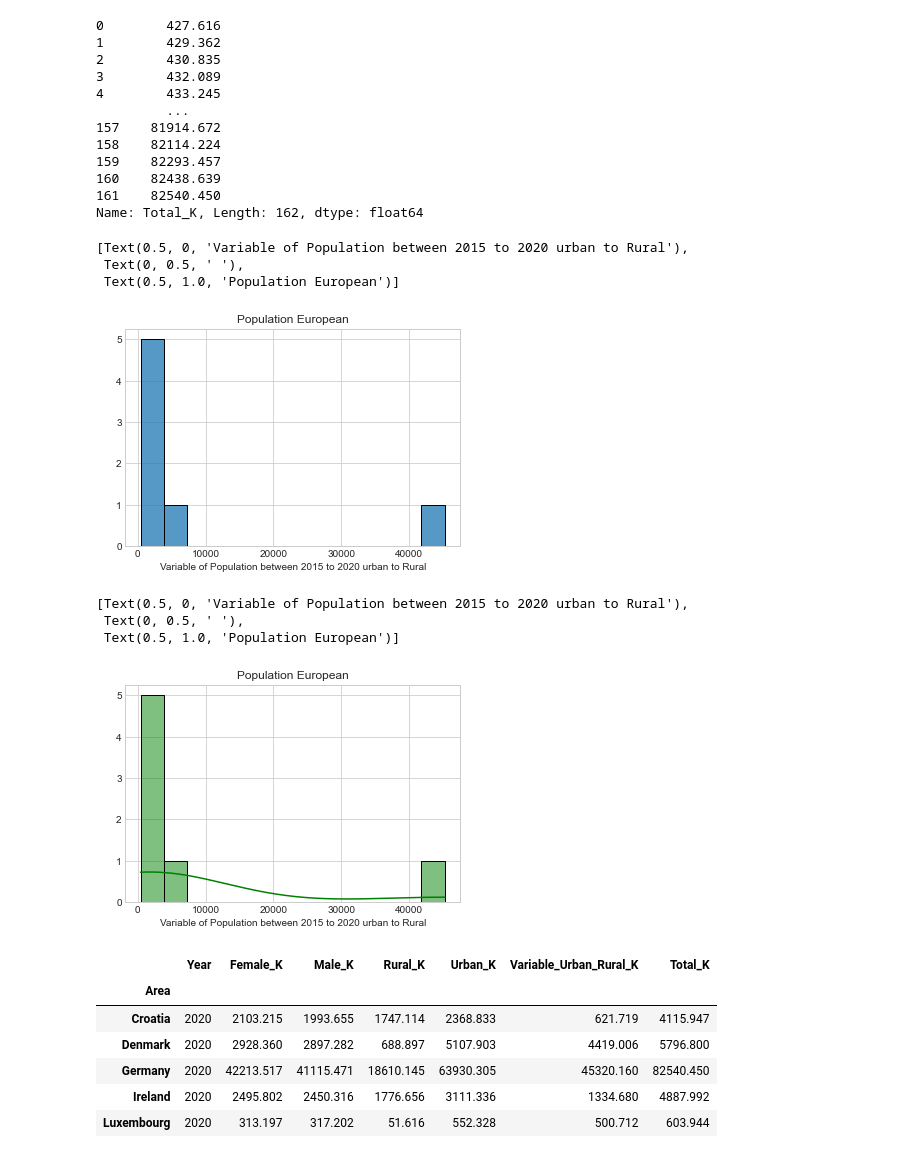
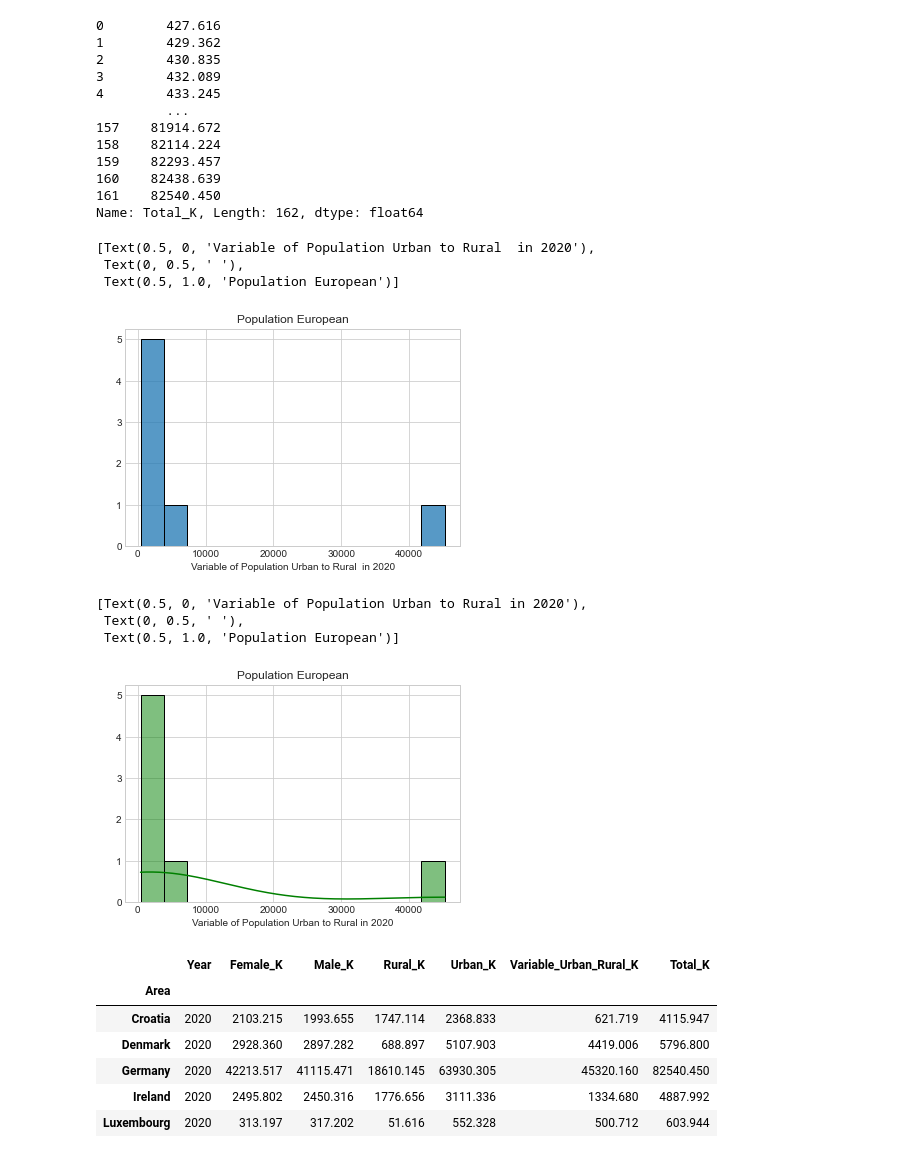
Before and after one commit to jaderleonardo/CA2_Project, a Jupyter notebook: FA_Prod_and_Pop_European.ipynb, the cells around one changed output. Cells and saved outputs as stored; diff of their text form; code cells hidden in the pictures.

```diff
--- a/FA_Prod_and_Pop_European.ipynb
+++ b/FA_Prod_and_Pop_European.ipynb
@@ -586,20 +586,20 @@ print(mode_total)
 Name: Total_K, Length: 162, dtype: float64
 # %%
 ax = sns.histplot(df_pop20.Variable_Urban_Rural_K)
-ax.set(xlabel = "Variable of Population between 2015 to 2020 urban to Rural", ylabel = " ", title = "Population European")
+ax.set(xlabel = "Variable of Population Urban to Rural  in 2020", ylabel = " ", title = "Population European")
 # %% [output]
-[Text(0.5, 0, 'Variable of Population between 2015 to 2020 urban to Rural'),
+[Text(0.5, 0, 'Variable of Population Urban to Rural  in 2020'),
  Text(0, 0.5, ' '),
  Text(0.5, 1.0, 'Population European')]
-[figure, old version]
+[figure, new version]
 # %%
 ax = sns.histplot(df_pop20.Variable_Urban_Rural_K, kde=True, color ='green')
-ax.set(xlabel = "Variable of Population between 2015 to 2020 urban to Rural", ylabel = " ", title = "Population European")
+ax.set(xlabel = "Variable of Population Urban to Rural in 2020", ylabel = " ", title = "Population European")
 # %% [output]
-[Text(0.5, 0, 'Variable of Population between 2015 to 2020 urban to Rural'),
+[Text(0.5, 0, 'Variable of Population Urban to Rural in 2020'),
  Text(0, 0.5, ' '),
  Text(0.5, 1.0, 'Population European')]
-[figure, old version]
+[figure, new version]
 # %%
 df_locations = df_pop20.groupby("Area", axis =0).sum()
 df_locations
```
Also changed, not shown: parts of 10 cells of this notebook, 12 other files.
